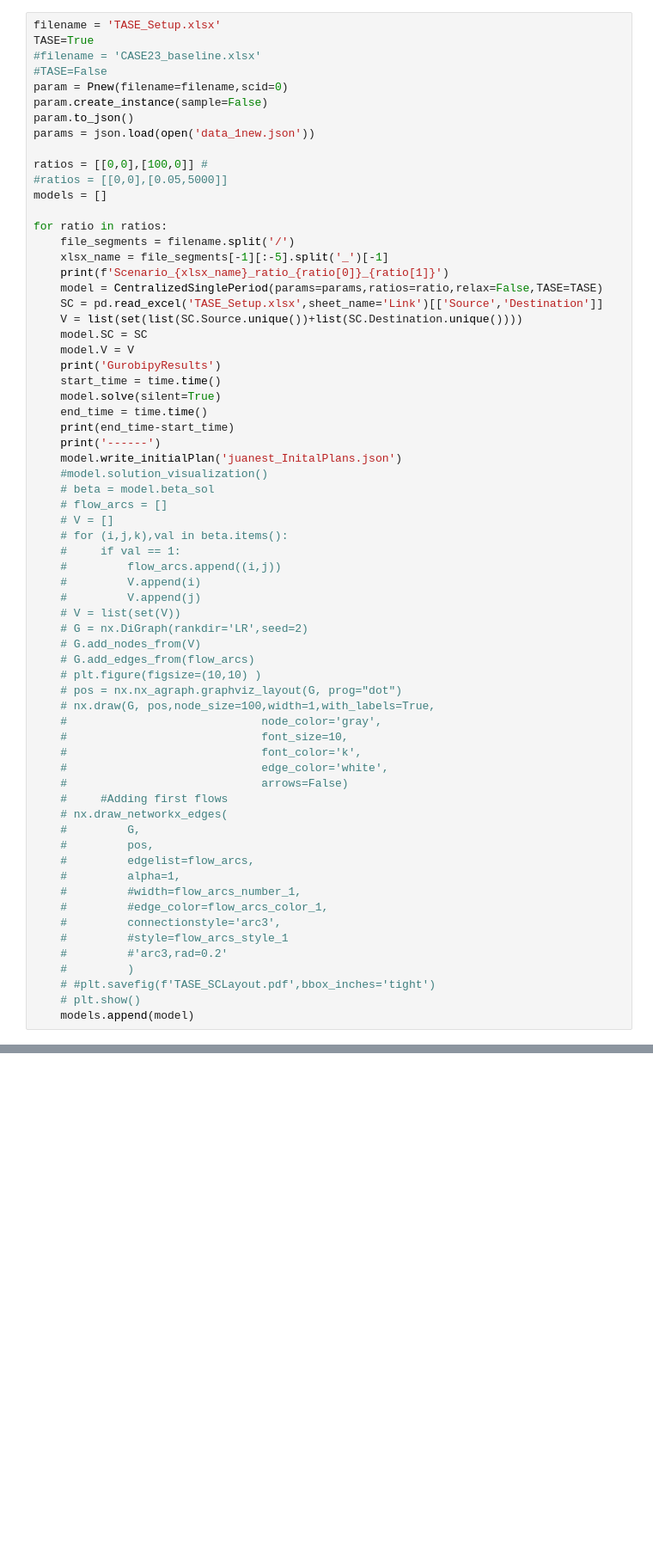
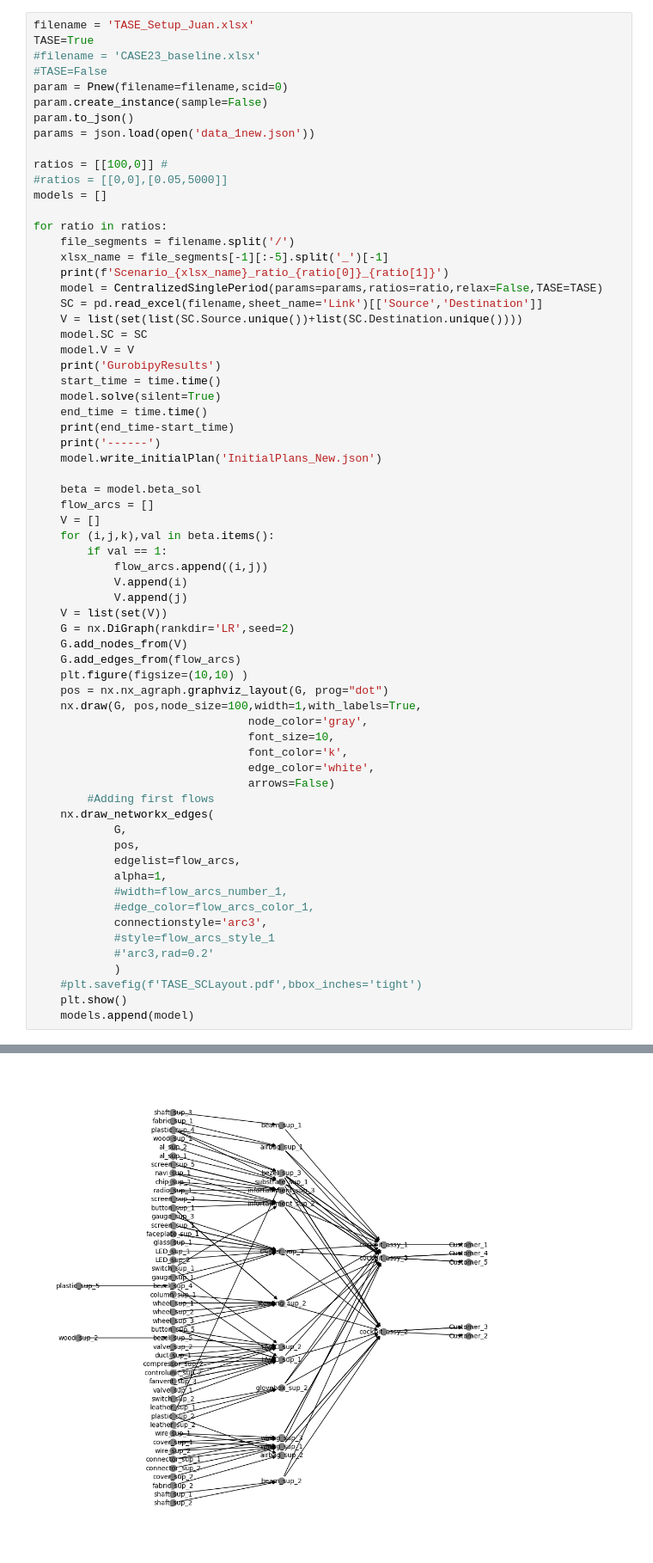
Before and after one commit to mingjieb/MBIA-SupplyChain, a Jupyter notebook: Legacy/centralized_model_gurobi.ipynb, the cells around one changed output, grey strips where cells are left out. Shown at 86% size. Drawn from its saved outputs; the diff is of its cells as text; blank space fills up the shorter version.

```diff
--- a/Legacy/centralized_model_gurobi.ipynb
+++ b/Legacy/centralized_model_gurobi.ipynb
@@ -8,7 +8,7 @@ import networkx as nx
 import time
 from CentralizedModel_juanest import CentralizedSinglePeriod
 # %%
-filename = 'TASE_Setup.xlsx'
+filename = 'TASE_Setup_Juan.xlsx'
 TASE=True
 #filename = 'CASE23_baseline.xlsx'
 #TASE=False
@@ -17,7 +17,7 @@ param.create_instance(sample=False)
 param.to_json()
 params = json.load(open('data_1new.json'))
 
-ratios = [[0,0],[100,0]] #
+ratios = [[100,0]] #
 #ratios = [[0,0],[0.05,5000]]
 models = []
 
@@ -26,7 +26,7 @@ for ratio in ratios:
     xlsx_name = file_segments[-1][:-5].split('_')[-1]
     print(f'Scenario_{xlsx_name}_ratio_{ratio[0]}_{ratio[1]}')
     model = CentralizedSinglePeriod(params=params,ratios=ratio,relax=False,TASE=TASE)
-    SC = pd.read_excel('TASE_Setup.xlsx',sheet_name='Link')[['Source','Destination']]
+    SC = pd.read_excel(filename,sheet_name='Link')[['Source','Destination']]
     V = list(set(list(SC.Source.unique())+list(SC.Destination.unique())))
     model.SC = SC
     model.V = V
@@ -36,41 +36,41 @@ for ratio in ratios:
     end_time = time.time()
     print(end_time-start_time)
     print('------')
-    model.write_initialPlan('juanest_InitalPlans.json')
-    #model.solution_visualization()
-    # beta = model.beta_sol
-    # flow_arcs = []
-    # V = []
-    # for (i,j,k),val in beta.items():
-    #     if val == 1:
-    #         flow_arcs.append((i,j))
-    #         V.append(i)
-    #         V.append(j)
-    # V = list(set(V))
-    # G = nx.DiGraph(rankdir='LR',seed=2)
-    # G.add_nodes_from(V)
-    # G.add_edges_from(flow_arcs)
-    # plt.figure(figsize=(10,10) )
-    # pos = nx.nx_agraph.graphviz_layout(G, prog="dot")
-    # nx.draw(G, pos,node_size=100,width=1,with_labels=True,
-    #                             node_color='gray',
-    #                             font_size=10,
-    #                             font_color='k',
-    #                             edge_color='white',
-    #                             arrows=False)
-    #     #Adding first flows
-    # nx.draw_networkx_edges(
-    #         G,
-    #         pos,
-    #         edgelist=flow_arcs,
-    #         alpha=1,
-    #         #width=flow_arcs_number_1,
-    #         #edge_color=flow_arcs_color_1,
-    #         connectionstyle='arc3',
-    #         #style=flow_arcs_style_1
-    #         #'arc3,rad=0.2'
-    #         )
-    # #plt.savefig(f'TASE_SCLayout.pdf',bbox_inches='tight')
-    # plt.show()
+    model.write_initialPlan('InitialPlans_New.json')
+
+    beta = model.beta_sol
+    flow_arcs = []
+    V = []
+    for (i,j,k),val in beta.items():
+        if val == 1:
+            flow_arcs.append((i,j))
+            V.append(i)
+            V.append(j)
+    V = list(set(V))
+    G = nx.DiGraph(rankdir='LR',seed=2)
+    G.add_nodes_from(V)
+    G.add_edges_from(flow_arcs)
+    plt.figure(figsize=(10,10) )
+    pos = nx.nx_agraph.graphviz_layout(G, prog="dot")
+    nx.draw(G, pos,node_size=100,width=1,with_labels=True,
+                                node_color='gray',
+                                font_size=10,
+                                font_color='k',
+                                edge_color='white',
+                                arrows=False)
+        #Adding first flows
+    nx.draw_networkx_edges(
+            G,
+            pos,
+            edgelist=flow_arcs,
+            alpha=1,
+            #width=flow_arcs_number_1,
+            #edge_color=flow_arcs_color_1,
+            connectionstyle='arc3',
+            #style=flow_arcs_style_1
+            #'arc3,rad=0.2'
+            )
+    #plt.savefig(f'TASE_SCLayout.pdf',bbox_inches='tight')
+    plt.show()
     models.append(model)
 # %% [output]
@@ -87,3 +83,4 @@ GurobipyResults
+[figure, added]
 # %%
 simulations = []
 for r_idx in range(len(ratios)):
```
Also changed, not shown: parts of 3 cells of this notebook, 11 other files.
